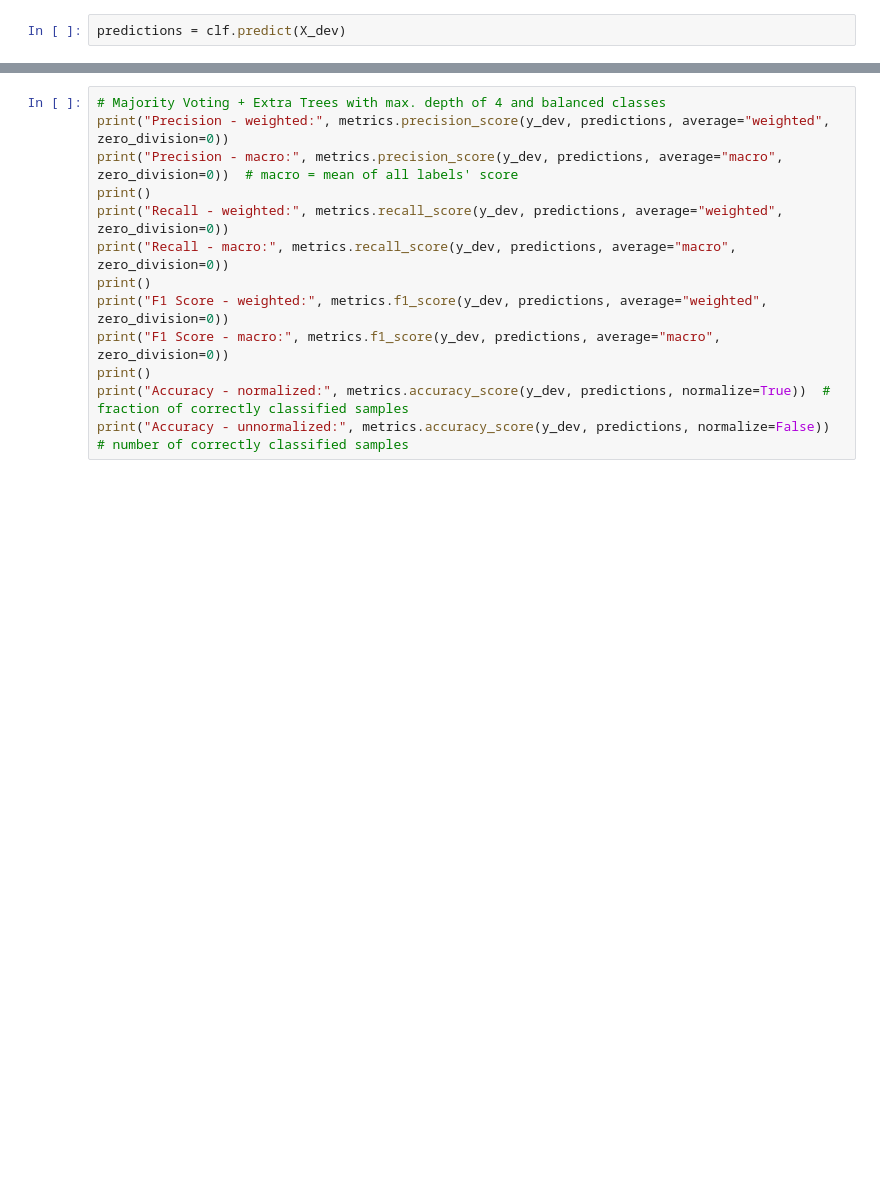
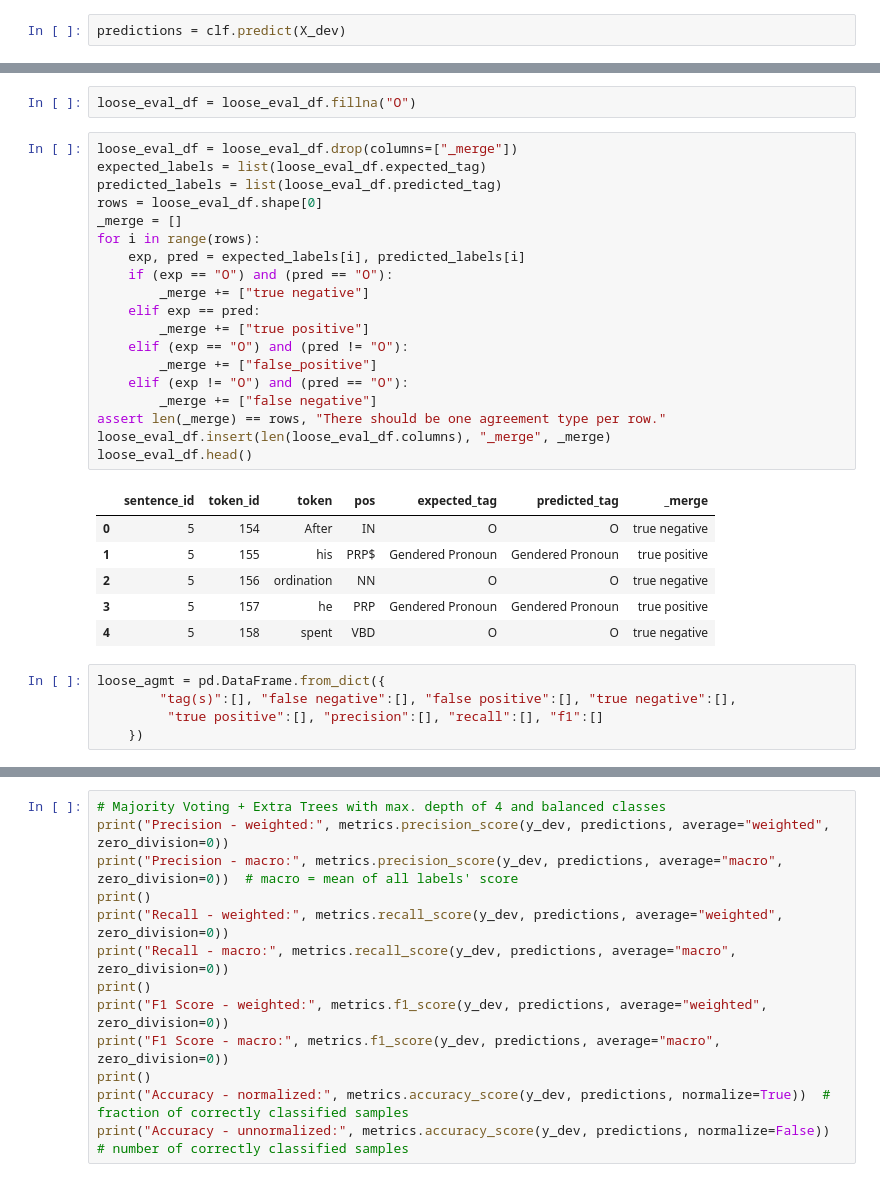
Before and after one commit to thegoose20/gender-bias, a Jupyter notebook: token_classification/BaselineTokenClassifiers.ipynb, the cells around one changed output, grey strips where cells are left out. Cells and saved outputs as stored; diff of their text form; blank space fills up the shorter version.

```diff
--- a/token_classification/BaselineTokenClassifiers.ipynb
+++ b/token_classification/BaselineTokenClassifiers.ipynb
@@ -365,0 +534,33 @@ Accuracy - unnormalized: 1291
+# %%
+loose_eval_df = loose_eval_df.fillna("O")
+# %%
+loose_eval_df = loose_eval_df.drop(columns=["_merge"])
+expected_labels = list(loose_eval_df.expected_tag)
+predicted_labels = list(loose_eval_df.predicted_tag)
+rows = loose_eval_df.shape[0]
+_merge = []
+for i in range(rows):
+    exp, pred = expected_labels[i], predicted_labels[i]
+    if (exp == "O") and (pred == "O"):
+        _merge += ["true negative"]
+    elif exp == pred:
+        _merge += ["true positive"]
+    elif (exp == "O") and (pred != "O"):
+        _merge += ["false_positive"]
+    elif (exp != "O") and (pred == "O"):
+        _merge += ["false negative"]
+assert len(_merge) == rows, "There should be one agreement type per row."
+loose_eval_df.insert(len(loose_eval_df.columns), "_merge", _merge)
+loose_eval_df.head()
+# %% [output]
+|  | sentence_id | token_id | token | pos | expected_tag | predicted_tag | _merge |
+| 0 | 5 | 154 | After | IN | O | O | true negative |
+| 1 | 5 | 155 | his | PRP$ | Gendered Pronoun | Gendered Pronoun | true positive |
+| 2 | 5 | 156 | ordination | NN | O | O | true negative |
+| 3 | 5 | 157 | he | PRP | Gendered Pronoun | Gendered Pronoun | true positive |
+| 4 | 5 | 158 | spent | VBD | O | O | true negative |
+# %%
+loose_agmt = pd.DataFrame.from_dict({
+        "tag(s)":[], "false negative":[], "false positive":[], "true negative":[],
+         "true positive":[], "precision":[], "recall":[], "f1":[]
+    })
```
Also changed, not shown: parts of 51 cells of this notebook, 2 other files.
